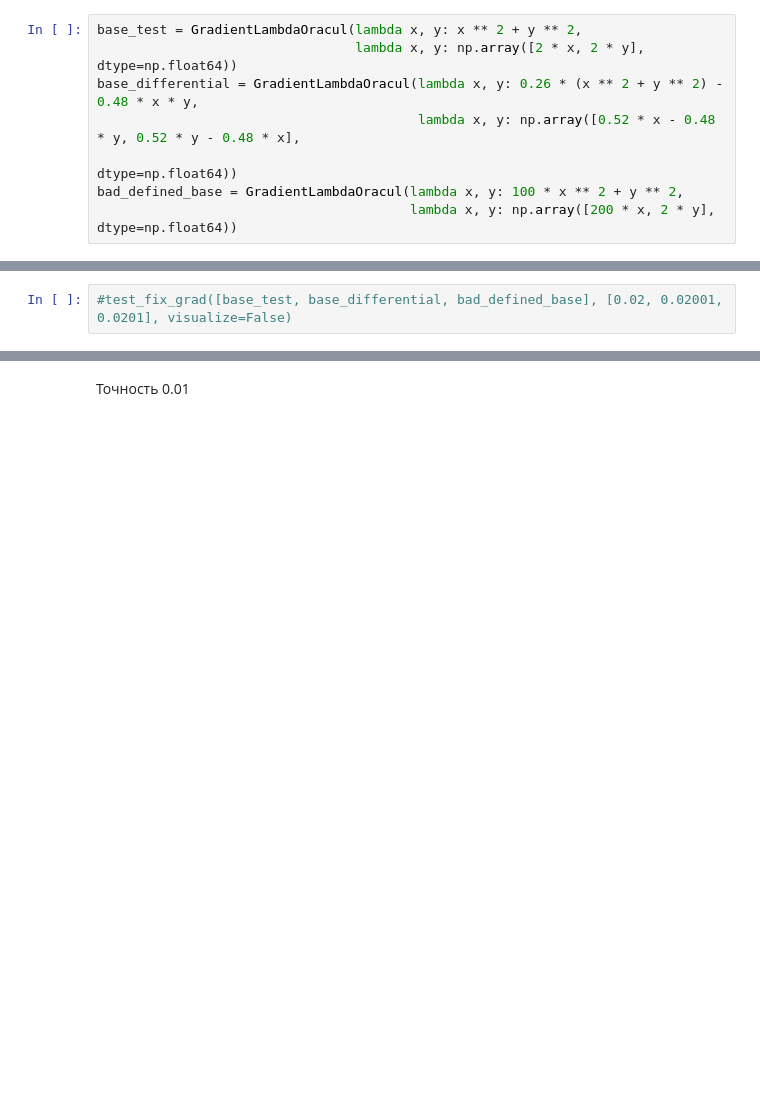
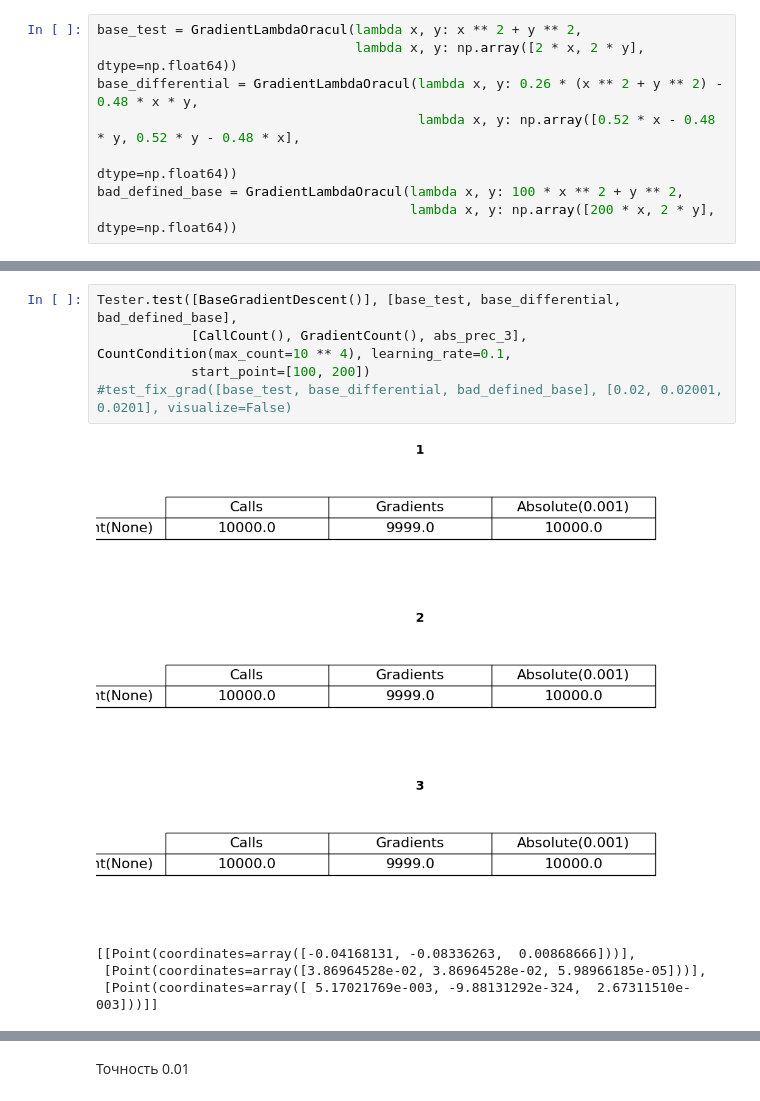
Before and after one commit to Skorniakov-Leonid/Methods-of-optimization, a Jupyter notebook: presentation/lab-1/test.ipynb, the cells around one changed output, grey strips where cells are left out. Saved outputs shown, nothing was run; the diff lists cells and outputs as text; blank space fills up the shorter version.

```diff
--- a/presentation/lab-1/test.ipynb
+++ b/presentation/lab-1/test.ipynb
@@ -108,5 +77,15 @@ tester([gradient_descent_golden, gradient_descent_dichotomy, coordinate_descent]
 # %%
+Tester.test([BaseGradientDescent()], [base_test, base_differential, bad_defined_base],
+            [CallCount(), GradientCount(), abs_prec_3], CountCondition(max_count=10 ** 4), learning_rate=0.1,
+            start_point=[100, 200])
 #test_fix_grad([base_test, base_differential, bad_defined_base], [0.02, 0.02001, 0.0201], visualize=False)
+# %% [output]
+[figure, added]
+[figure, added]
+[figure, added]
+[[Point(coordinates=array([-0.04168131, -0.08336263,  0.00868666]))],
+ [Point(coordinates=array([3.86964528e-02, 3.86964528e-02, 5.98966185e-05]))],
+ [Point(coordinates=array([ 5.17021769e-003, -9.88131292e-324,  2.67311510e-003]))]]
 # %% [markdown]
 Замечание: Здесь и далее под методами градиентного спуска понимаются методы на основе градиентного спуска с нефиксированным шагом
 Первый тест позволяет обнаружить следубщие особенности методов:
```
Also changed, not shown: parts of 38 cells of this notebook, 2 other files.
